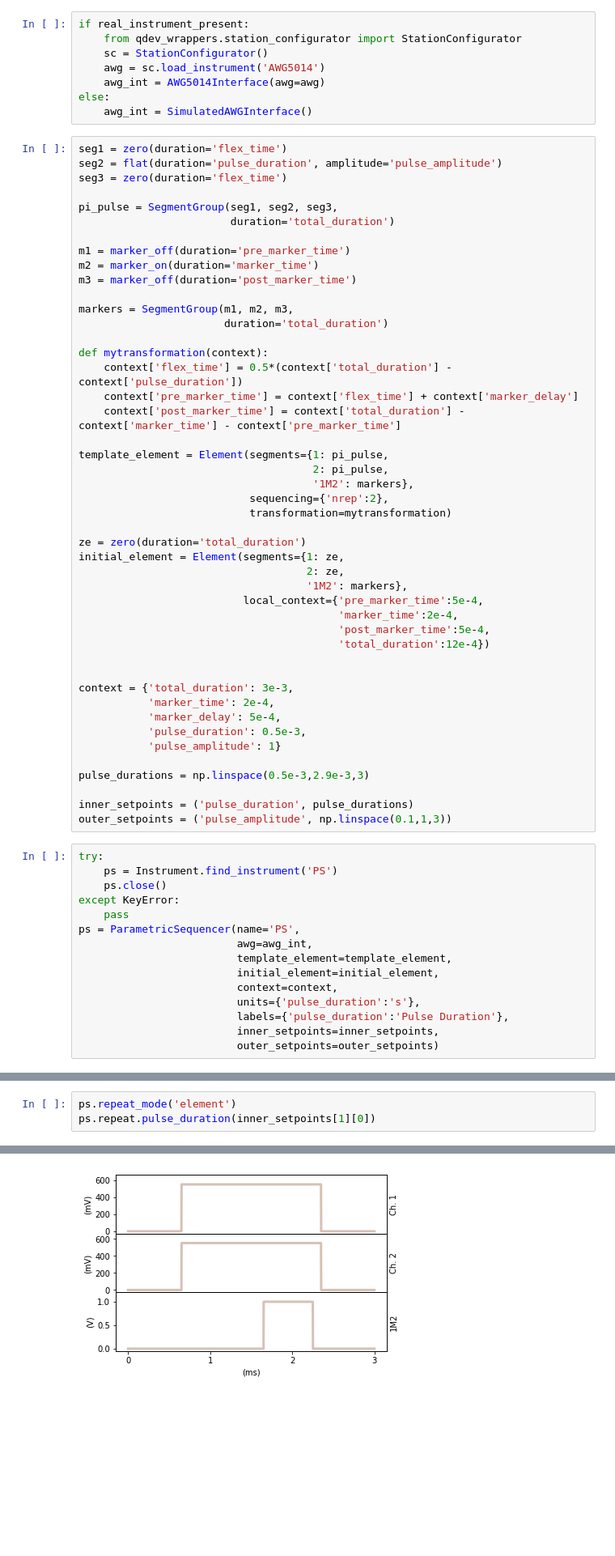
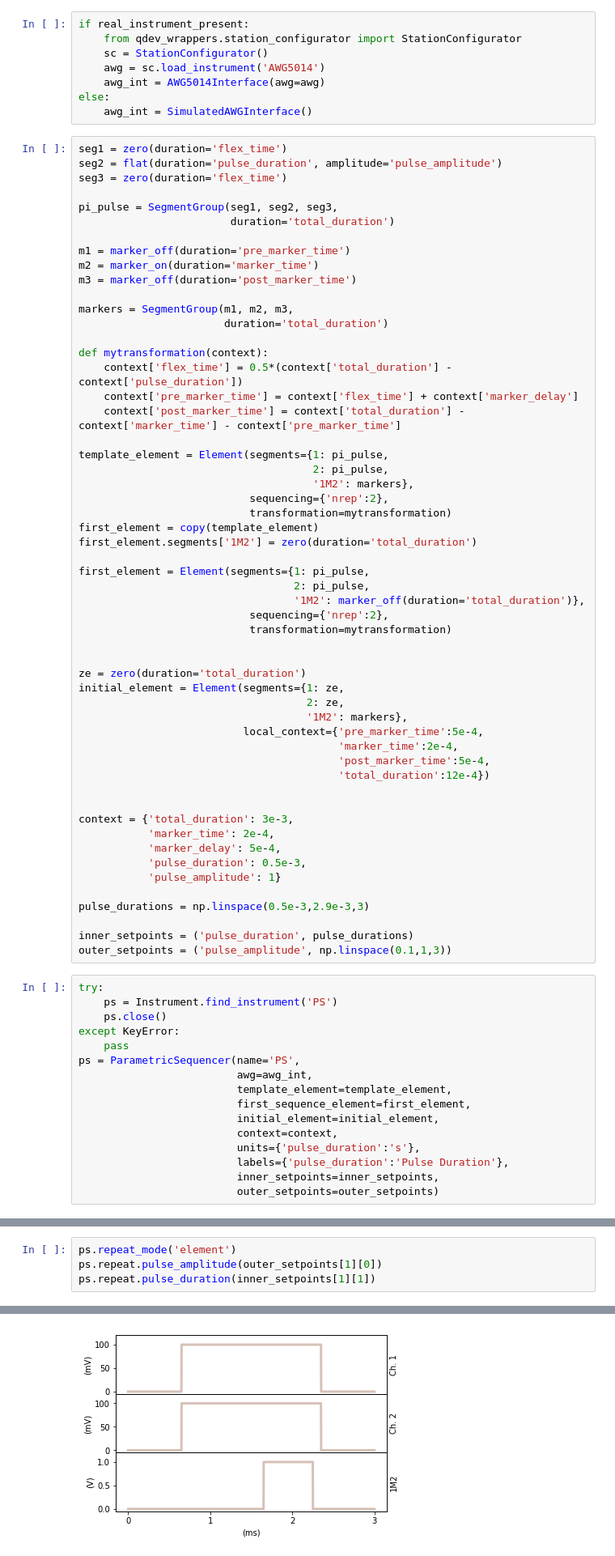
Before and after one commit to qdev-dk/qdev-wrappers, a Jupyter notebook: examples/Untitled Folder/Parametric Sequencer.ipynb, the cells around one changed output, grey strips where cells are left out. Shown at 81% size. Drawn from its saved outputs; the diff is of its cells as text; blank space fills up the shorter version.

Commit message:
add option for first element

```diff
--- a/examples/Untitled Folder/Parametric Sequencer.ipynb
+++ b/examples/Untitled Folder/Parametric Sequencer.ipynb
@@ -41,6 +41,15 @@ template_element = Element(segments={1: pi_pulse,
                                      '1M2': markers},
                            sequencing={'nrep':2},
                            transformation=mytransformation)
+first_element = copy(template_element)
+first_element.segments['1M2'] = zero(duration='total_duration')
+
+first_element = Element(segments={1: pi_pulse,
+                                  2: pi_pulse,
+                                  '1M2': marker_off(duration='total_duration')},
+                           sequencing={'nrep':2},
+                           transformation=mytransformation)
+
 
 ze = zero(duration='total_duration')
 initial_element = Element(segments={1: ze,
@@ -71,6 +80,7 @@ except KeyError:
 ps = ParametricSequencer(name='PS',
                          awg=awg_int,
                          template_element=template_element,
+                         first_sequence_element=first_element,
                          initial_element=initial_element,
                          context=context,
                          units={'pulse_duration':'s'},
@@ -89,5 +99,6 @@ uploading
 [figure]
 # %%
 ps.repeat_mode('element')
-ps.repeat.pulse_duration(inner_setpoints[1][0])
+ps.repeat.pulse_amplitude(outer_setpoints[1][0])
+ps.repeat.pulse_duration(inner_setpoints[1][1])
 # %% [output]
@@ -95 +108 @@ setting repeated element to 5
-[figure, old version]
+[figure, new version]
```
Also changed, not shown: parts of 6 cells of this notebook, 1 other file.
